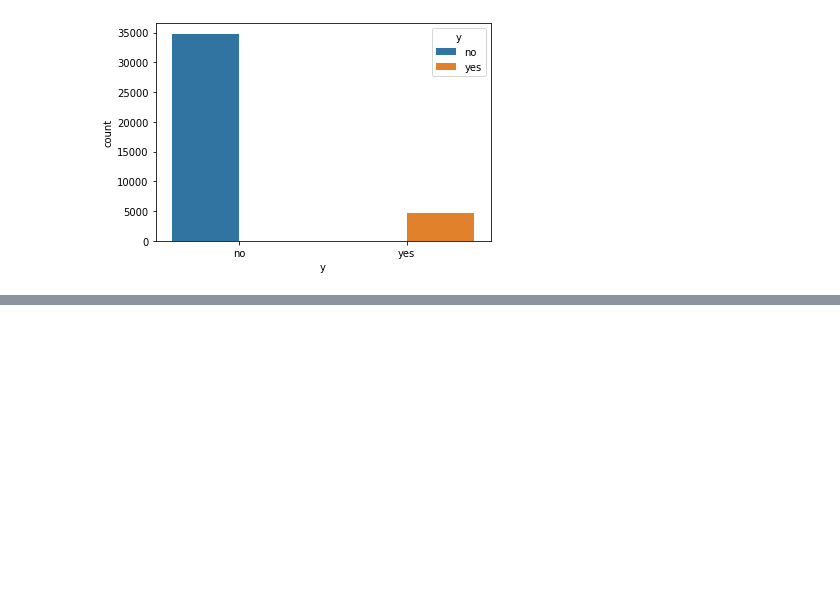
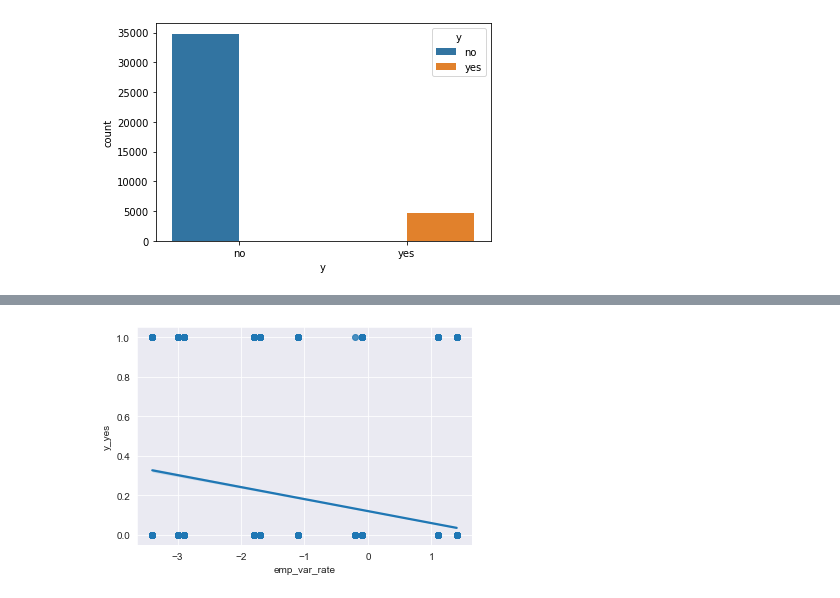
Before and after one commit to LIMDANBI/2021-2, a Jupyter notebook: DataMining/bank_marketing_analysis.ipynb, the cells around one changed output, grey strips where cells are left out. Drawn from its saved outputs; the diff is of its cells as text; code cells hidden in the pictures; blank space fills up the shorter version.

```diff
--- a/DataMining/bank_marketing_analysis.ipynb
+++ b/DataMining/bank_marketing_analysis.ipynb
@@ -176,0 +226,3 @@ for i in list(df.columns[df.dtypes == 'object']):
+# %%
+df1 = pd.get_dummies(df)
+df1.info()
@@ -176,0 +247,5 @@ for i in list(df.columns[df.dtypes == 'object']):
+# %%
+sns.set_style("darkgrid")
+ax = sns.regplot(x="emp_var_rate", y="y_yes", order=1, data=df1, truncate=True)
+# %% [output]
+[figure, added]
```
Also changed, not shown: parts of 11 cells of this notebook.
